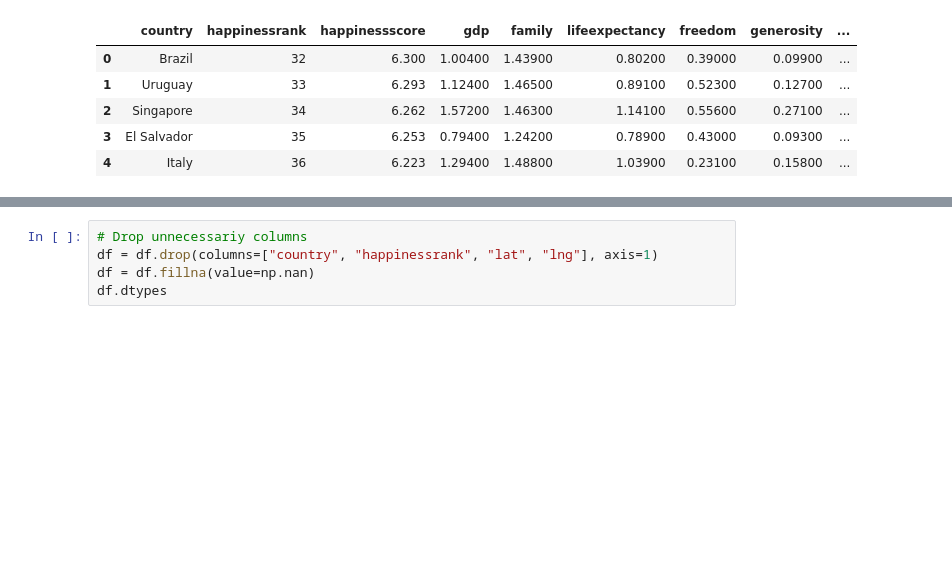
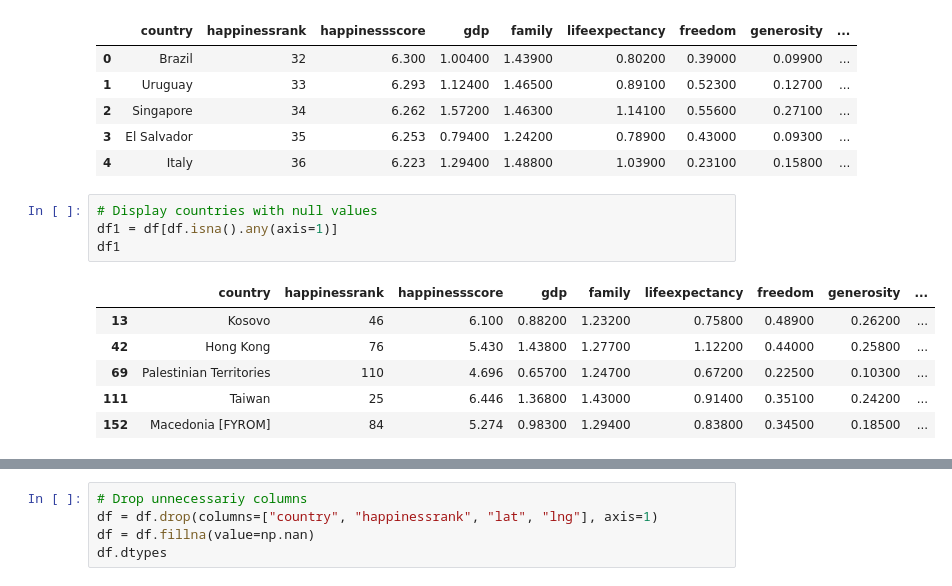
Before and after one commit to tn64/Happy_Places, a Jupyter notebook: MachineLearning/SML_Mockup_Linear_Regression-2019.ipynb, the cells around one changed output, grey strips where cells are left out. Cells and saved outputs as stored; diff of their text form; blank space fills up the shorter version.

```diff
--- a/MachineLearning/SML_Mockup_Linear_Regression-2019.ipynb
+++ b/MachineLearning/SML_Mockup_Linear_Regression-2019.ipynb
@@ -62,3 +62,14 @@ Connection successful.
 | 2 | Singapore | 34 | 6.262 | 1.57200 | 1.46300 | 1.14100 | 0.55600 | 0.27100 | ... |
 | 3 | El Salvador | 35 | 6.253 | 0.79400 | 1.24200 | 0.78900 | 0.43000 | 0.09300 | ... |
 | 4 | Italy | 36 | 6.223 | 1.29400 | 1.48800 | 1.03900 | 0.23100 | 0.15800 | ... |
+# %%
+# Display countries with null values
+df1 = df[df.isna().any(axis=1)]
+df1
+# %% [output]
+|  | country | happinessrank | happinessscore | gdp | family | lifeexpectancy | freedom | generosity | ... |
+| 13 | Kosovo | 46 | 6.100 | 0.88200 | 1.23200 | 0.75800 | 0.48900 | 0.26200 | ... |
+| 42 | Hong Kong | 76 | 5.430 | 1.43800 | 1.27700 | 1.12200 | 0.44000 | 0.25800 | ... |
+| 69 | Palestinian Territories | 110 | 4.696 | 0.65700 | 1.24700 | 0.67200 | 0.22500 | 0.10300 | ... |
+| 111 | Taiwan | 25 | 6.446 | 1.36800 | 1.43000 | 0.91400 | 0.35100 | 0.24200 | ... |
+| 152 | Macedonia [FYROM] | 84 | 5.274 | 0.98300 | 1.29400 | 0.83800 | 0.34500 | 0.18500 | ... |
```
Also changed, not shown: parts of 23 cells of this notebook.
